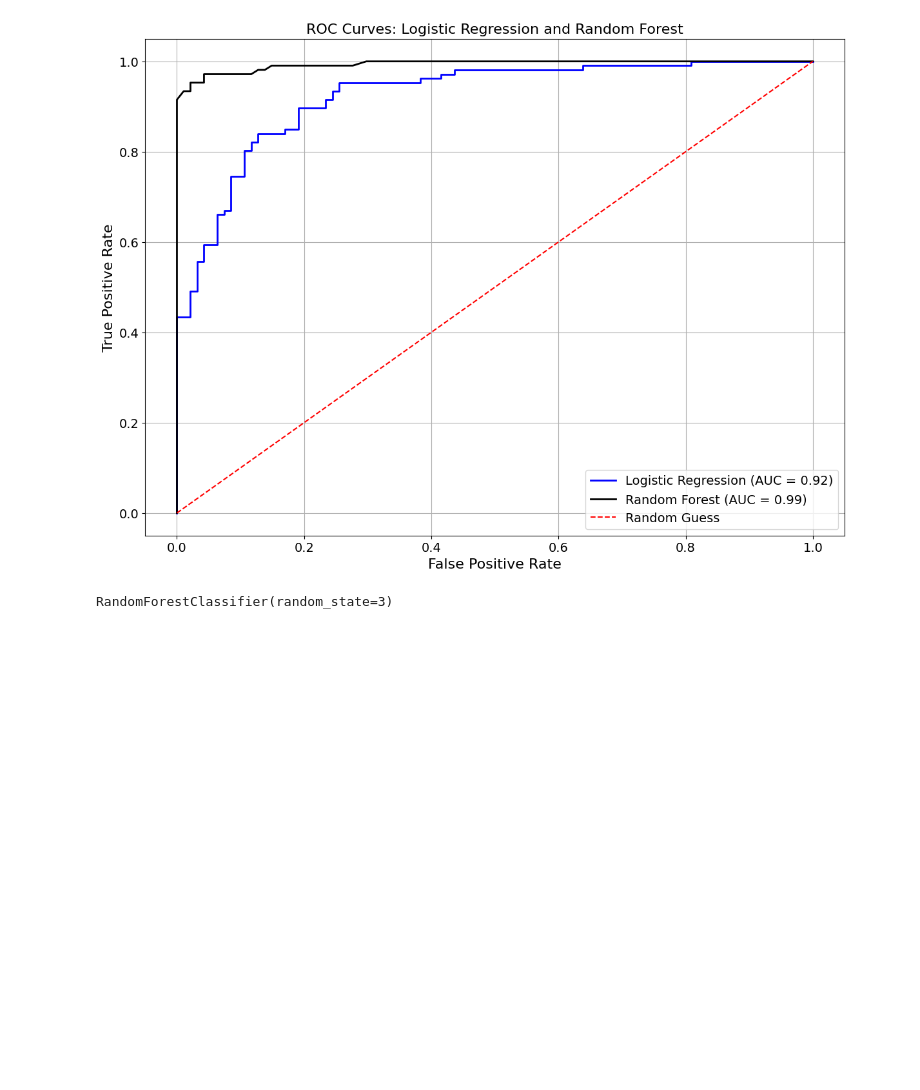
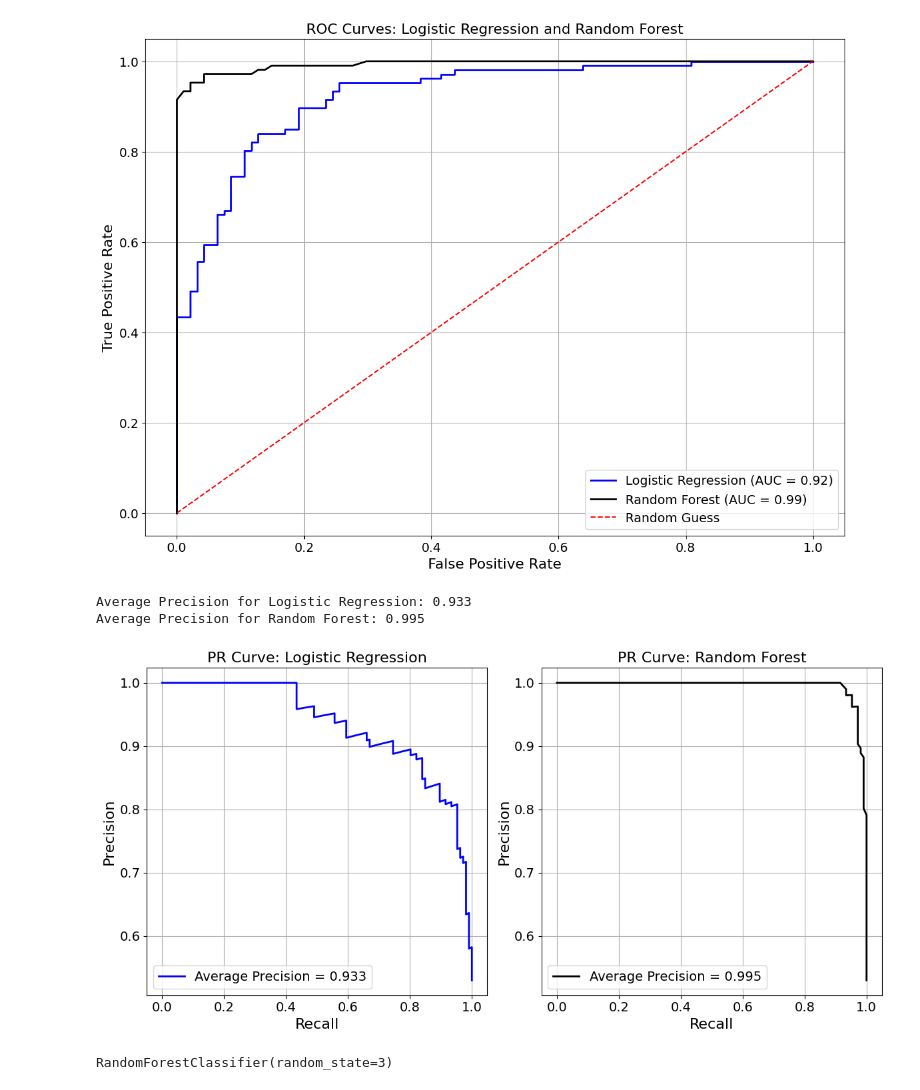
Before and after one commit to lshpaner/model_metrics, a Jupyter notebook: py_notebooks/model_evaluation_docs.ipynb, the cells around one changed output. Drawn from its saved outputs; the diff is of its cells as text; code cells hidden in the pictures; blank space fills up the shorter version.

Commit message:
Added Precision-Recall section (+) instantiated Ex.1

```diff
--- a/py_notebooks/model_evaluation_docs.ipynb
+++ b/py_notebooks/model_evaluation_docs.ipynb
@@ -136,6 +134,33 @@ show_roc_curve(
 AUC for Logistic Regression: 0.92
 AUC for Random Forest: 0.99
 [figure]
+# %%
+show_pr_curve(
+    models=[model1, model2],
+    X=X_test,
+    y=y_test,
+    # x_label="Hello",
+    model_titles=model_titles,
+    decimal_places=3,
+    curve_kwgs={
+        "Logistic Regression": {"color": "blue", "linewidth": 2},
+        "Random Forest": {"color": "black", "linewidth": 2},
+    },
+    overlay=False,
+    n_cols=2,
+    n_rows=1,
+    grid=True,
+    save_plot=True,
+    figsize=(12, 6),
+    label_fontsize=16,
+    tick_fontsize=14,
+    image_path_png=image_path_png,
+    image_path_svg=image_path_svg,
+)
+# %% [output]
+Average Precision for Logistic Regression: 0.933
+Average Precision for Random Forest: 0.995
+[figure, added]
 # %%
 model2
 # %% [output]
```
Also changed, not shown: parts of 25 cells of this notebook, 58 other files.
